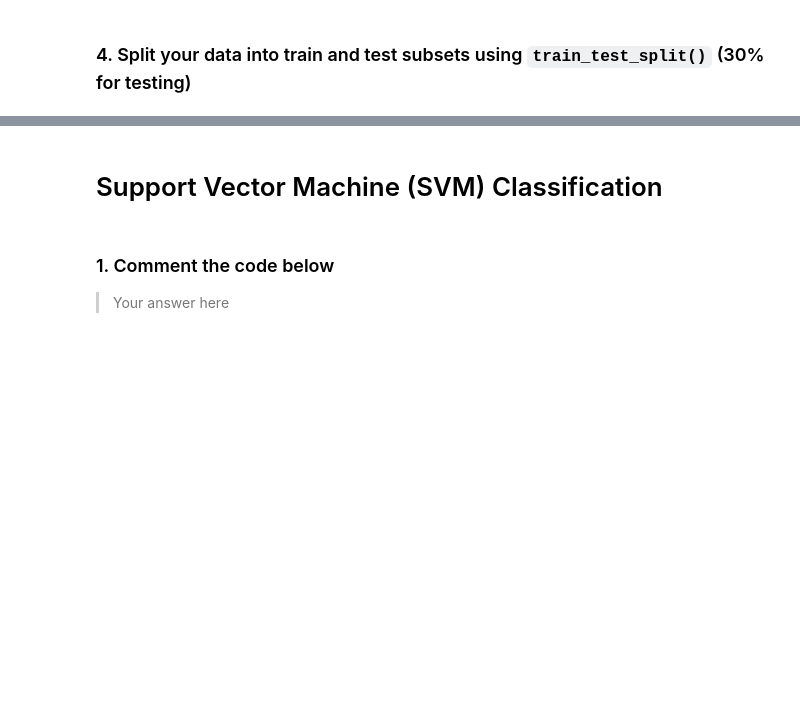
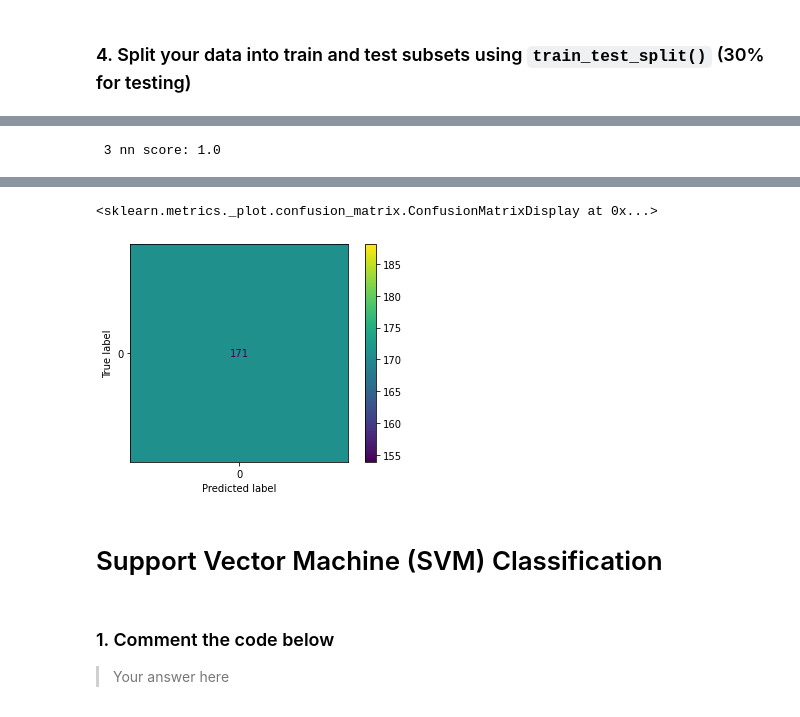
Before and after one commit to Safae-CHERKAOUI/python-for-finance, a Jupyter notebook: day_07/assignments/machine-learning-exercise.ipynb, the cells around one changed output, grey strips where cells are left out. Cells and saved outputs as stored; diff of their text form; code cells hidden in the pictures; blank space fills up the shorter version.

```diff
--- a/day_07/assignments/machine-learning-exercise.ipynb
+++ b/day_07/assignments/machine-learning-exercise.ipynb
@@ -299,3 +356,11 @@ AttributeError: 'DataFrame' object has no attribute 'diagnosis'
+# %%
+from sklearn.neighbors import KNeighborsClassifier
+knn = KNeighborsClassifier(n_neighbors = 3) # n_neighbors = k
+knn.fit(X_train,y_train)
+prediction = knn.predict(X_test)
+print(" {} nn score: {} ".format(3,knn.score(X_test,y_test)))
+# %% [output]
+ 3 nn score: 1.0
 # %% [markdown]
 ### Plot the confusion matrix
 
@@ -306,3 +369,9 @@ AttributeError: 'DataFrame' object has no attribute 'diagnosis'
+# %%
+from sklearn.metrics import plot_confusion_matrix
+plot_confusion_matrix(knn, X_test, y_test)
+# %% [output]
+<sklearn.metrics._plot.confusion_matrix.ConfusionMatrixDisplay at 0x...>
+[figure, added]
 # %% [markdown]
 
 <a class="anchor" id="4."></a>
```
Also changed, not shown: parts of 17 cells of this notebook.
